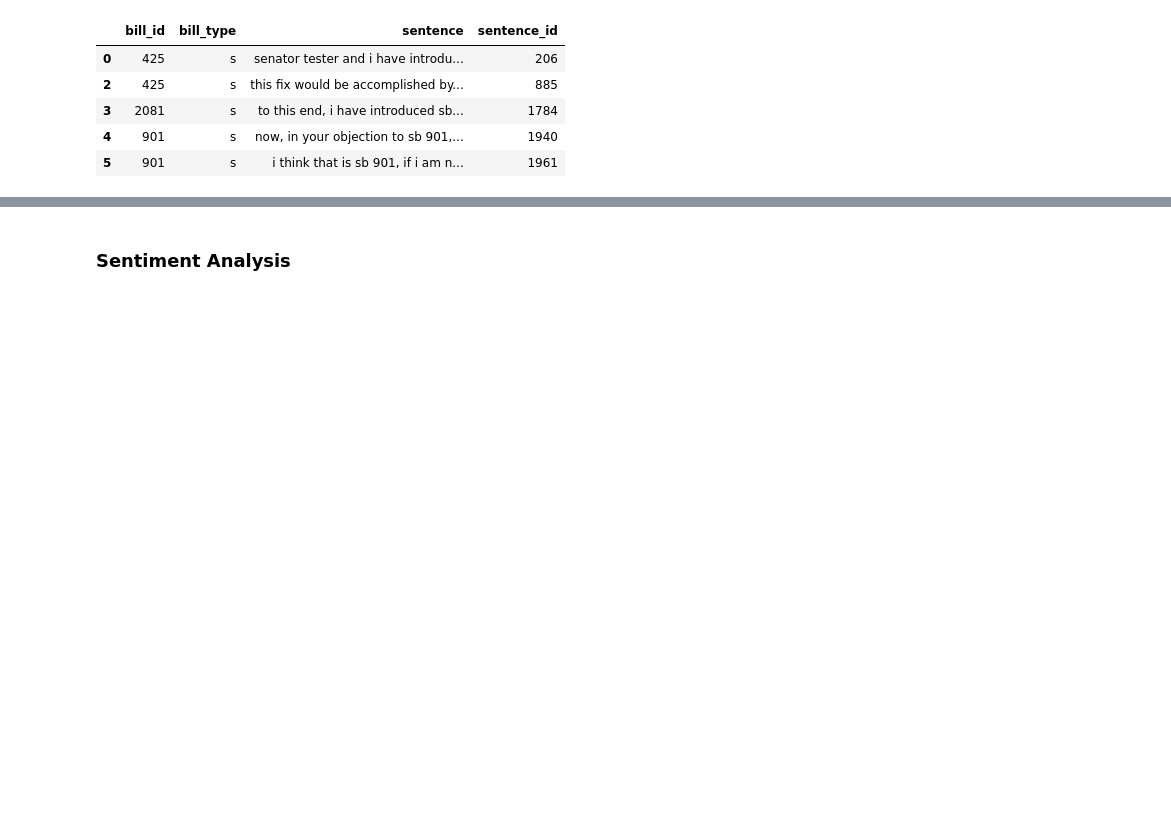
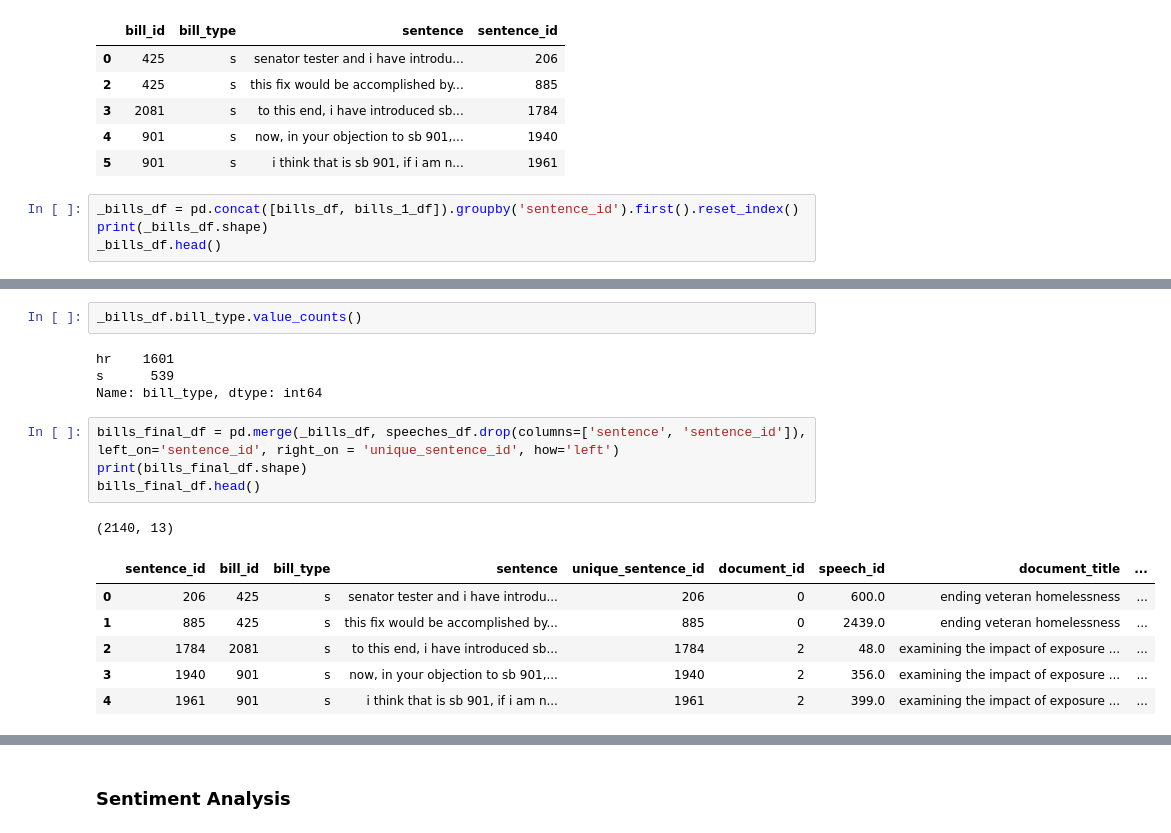
Before and after one commit to inescsv/congress_speech_analysis, a Jupyter notebook: 1_speech_analysis_bills_sentiment_analysis.ipynb, the cells around one changed output, grey strips where cells are left out. Saved outputs shown, nothing was run; the diff lists cells and outputs as text; blank space fills up the shorter version.

```diff
--- a/1_speech_analysis_bills_sentiment_analysis.ipynb
+++ b/1_speech_analysis_bills_sentiment_analysis.ipynb
@@ -204,3 +297,7 @@ Name: bill_type, dtype: int64
 | 3 | 2081 | s | to this end, i have introduced sb... | 1784 |
 | 4 | 901 | s | now, in your objection to sb 901,... | 1940 |
 | 5 | 901 | s | i think that is sb 901, if i am n... | 1961 |
+# %%
+_bills_df = pd.concat([bills_df, bills_1_df]).groupby('sentence_id').first().reset_index()
+print(_bills_df.shape)
+_bills_df.head()
@@ -207 +312,19 @@ Name: bill_type, dtype: int64
+# %%
+_bills_df.bill_type.value_counts()
+# %% [output]
+hr    1601
+s      539
+Name: bill_type, dtype: int64
+# %%
+bills_final_df = pd.merge(_bills_df, speeches_df.drop(columns=['sentence', 'sentence_id']), left_on='sentence_id', right_on = 'unique_sentence_id', how='left')
+print(bills_final_df.shape)
+bills_final_df.head()
+# %% [output]
+(2140, 13)
+|  | sentence_id | bill_id | bill_type | sentence | unique_sentence_id | document_id | speech_id | document_title | ... |
+| 0 | 206 | 425 | s | senator tester and i have introdu... | 206 | 0 | 600.0 | ending veteran homelessness | ... |
+| 1 | 885 | 425 | s | this fix would be accomplished by... | 885 | 0 | 2439.0 | ending veteran homelessness | ... |
+| 2 | 1784 | 2081 | s | to this end, i have introduced sb... | 1784 | 2 | 48.0 | examining the impact of exposure ... | ... |
+| 3 | 1940 | 901 | s | now, in your objection to sb 901,... | 1940 | 2 | 356.0 | examining the impact of exposure ... | ... |
+| 4 | 1961 | 901 | s | i think that is sb 901, if i am n... | 1961 | 2 | 399.0 | examining the impact of exposure ... | ... |
 # %%
```
Also changed, not shown: parts of 12 cells of this notebook, 1 other file.
